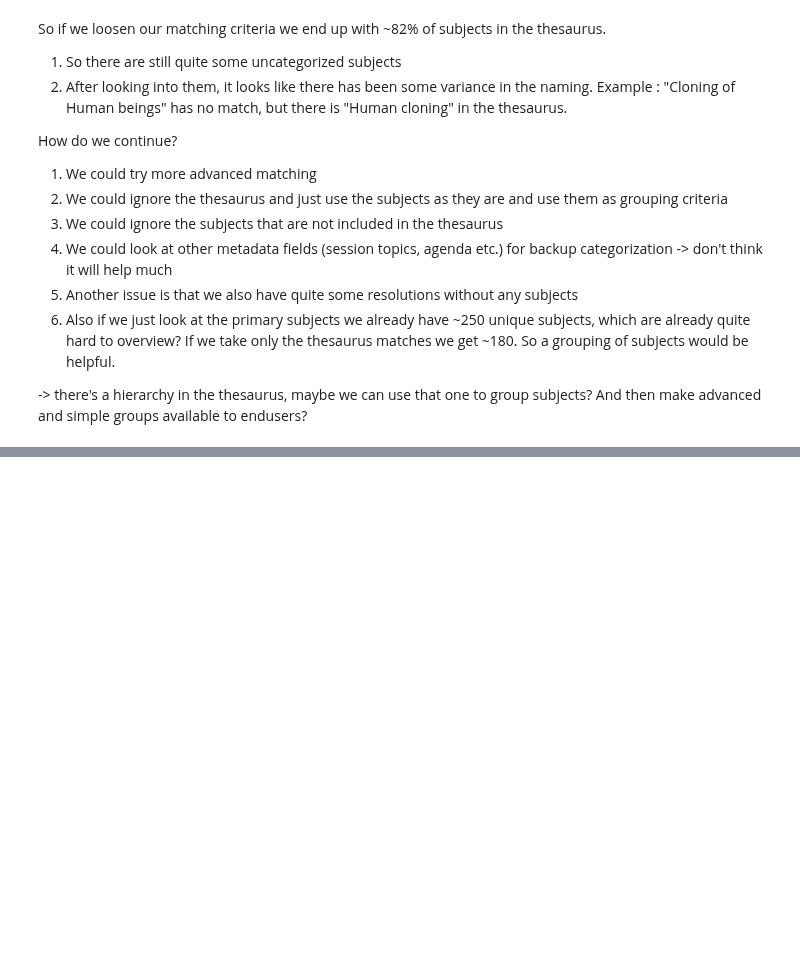
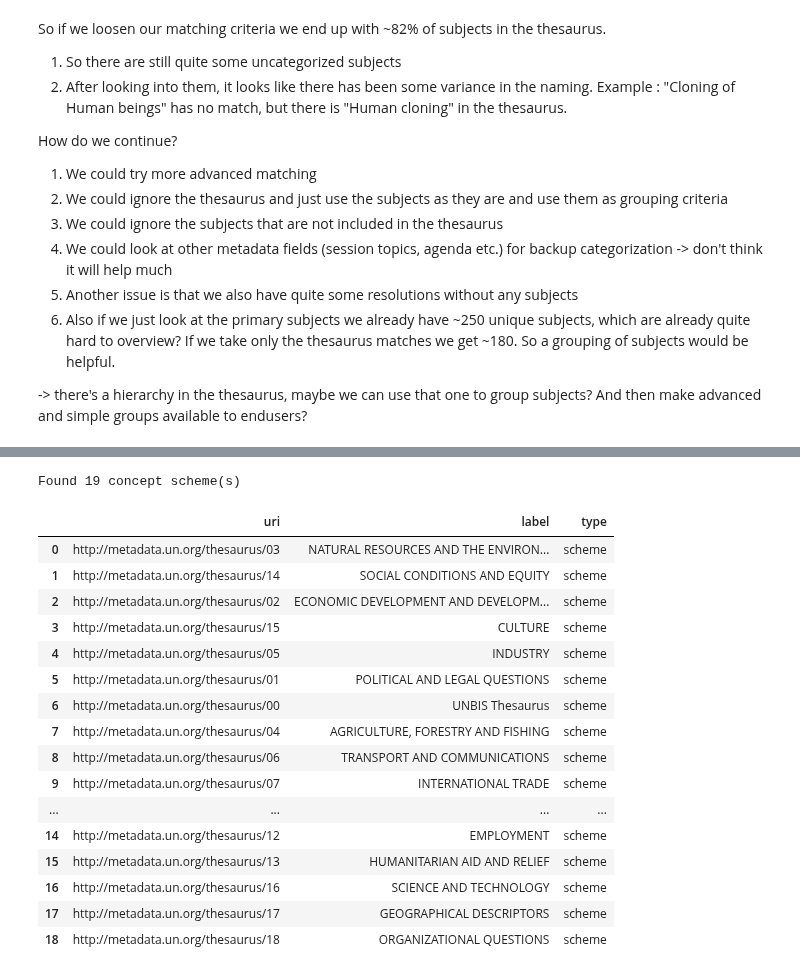
Before and after one commit to unst-ethz/policy-pulse, a Jupyter notebook: notebooks/janic/exploration.ipynb, the cells around one changed output, grey strips where cells are left out. Cells and saved outputs as stored; diff of their text form; code cells hidden in the pictures; blank space fills up the shorter version.

Commit message:
Analyzing thesaurus hierarhcy

```diff
--- a/notebooks/janic/exploration.ipynb
+++ b/notebooks/janic/exploration.ipynb
@@ -843,0 +592,15 @@ Top 30 matched tokenized subjects:
+# %%
+# Let's check the other file format too
+from rdflib import Graph, Namespace, RDF, RDFS, SKOS
+from collections import defaultdict
+
+# Load the file (works for both RDF and TTL)
+g = Graph()
+g.parse("C:\\Users\\janic\\OneDrive\\Desktop\\ETH\\UN Projekt\\data\\unbist-20250708_2.ttl", format="turtle")  # or .rdf with format="xml"
+
+print(f"Loaded {len(g)} triples")
+
+# Explore namespaces used
+print("\nNamespaces:")
+for prefix, namespace in g.namespaces():
+    print(f"{prefix}: {namespace}")
@@ -843,0 +625,39 @@ Top 30 matched tokenized subjects:
+# %%
+# Cell 2: Extract concept schemes first
+def get_concept_schemes():
+    schemes = []
+    for scheme in g.subjects(RDF.type, SKOS.ConceptScheme):
+        labels = list(g.objects(scheme, SKOS.prefLabel))
+        label_en = next((str(l) for l in labels if hasattr(l, 'language') and l.language == 'en'),
+                       str(labels[0]) if labels else str(scheme).split('/')[-1])
+
+        schemes.append({
+            'uri': str(scheme),
+            'label': label_en,
+            'type': 'scheme'
+        })
+
+    return pd.DataFrame(schemes)
+
+schemes_df = get_concept_schemes()
+print(f"Found {len(schemes_df)} concept scheme(s)")
+schemes_df
+# %% [output]
+Found 19 concept scheme(s)
+|  | uri | label | type |
+| 0 | http://metadata.un.org/thesaurus/03 | NATURAL RESOURCES AND THE ENVIRON... | scheme |
+| 1 | http://metadata.un.org/thesaurus/14 | SOCIAL CONDITIONS AND EQUITY | scheme |
+| 2 | http://metadata.un.org/thesaurus/02 | ECONOMIC DEVELOPMENT AND DEVELOPM... | scheme |
+| 3 | http://metadata.un.org/thesaurus/15 | CULTURE | scheme |
+| 4 | http://metadata.un.org/thesaurus/05 | INDUSTRY | scheme |
+| 5 | http://metadata.un.org/thesaurus/01 | POLITICAL AND LEGAL QUESTIONS | scheme |
+| 6 | http://metadata.un.org/thesaurus/00 | UNBIS Thesaurus | scheme |
+| 7 | http://metadata.un.org/thesaurus/04 | AGRICULTURE, FORESTRY AND FISHING | scheme |
+| 8 | http://metadata.un.org/thesaurus/06 | TRANSPORT AND COMMUNICATIONS | scheme |
+| 9 | http://metadata.un.org/thesaurus/07 | INTERNATIONAL TRADE | scheme |
+| ... | ... | ... | ... |
+| 14 | http://metadata.un.org/thesaurus/12 | EMPLOYMENT | scheme |
+| 15 | http://metadata.un.org/thesaurus/13 | HUMANITARIAN AID AND RELIEF | scheme |
+| 16 | http://metadata.un.org/thesaurus/16 | SCIENCE AND TECHNOLOGY | scheme |
+| 17 | http://metadata.un.org/thesaurus/17 | GEOGRAPHICAL DESCRIPTORS | scheme |
+| 18 | http://metadata.un.org/thesaurus/18 | ORGANIZATIONAL QUESTIONS | scheme |
```
Also changed, not shown: parts of 21 cells of this notebook.
